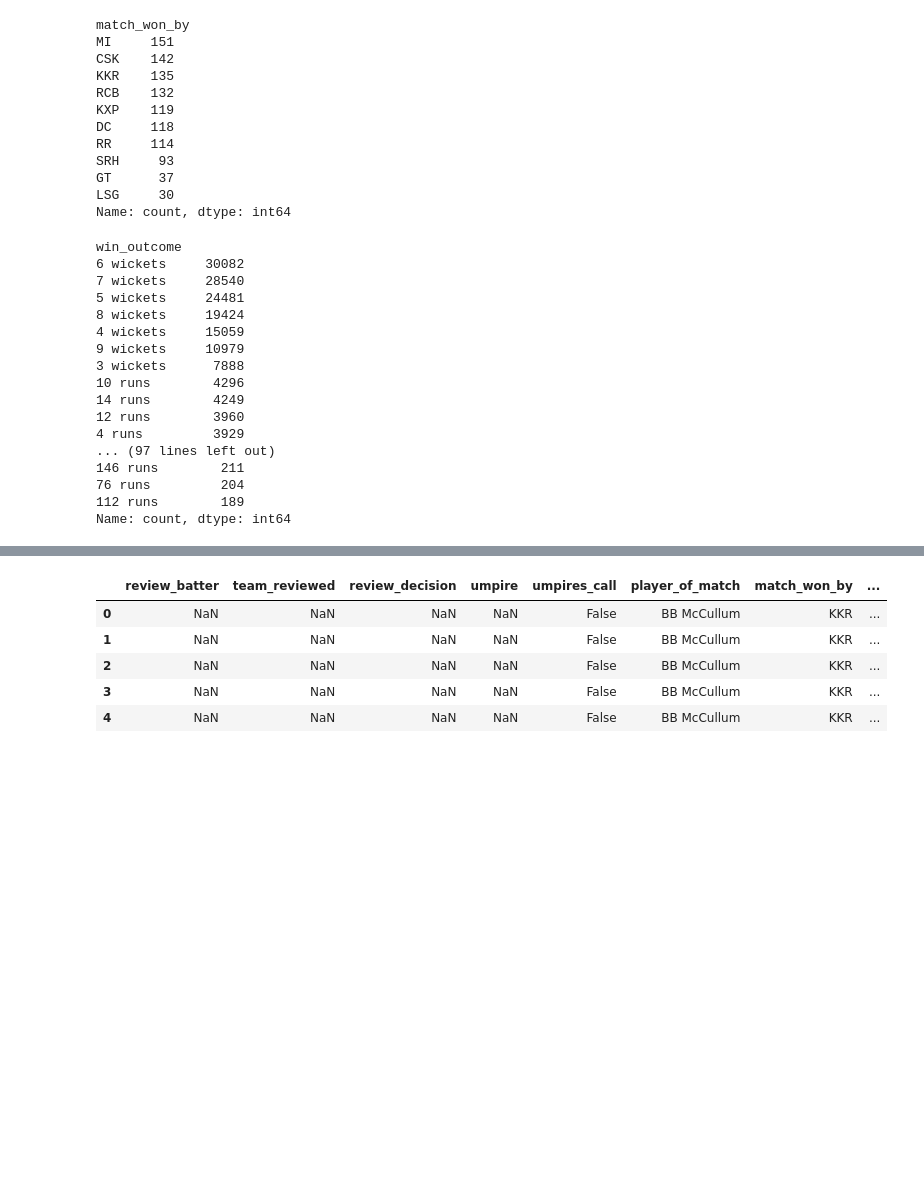
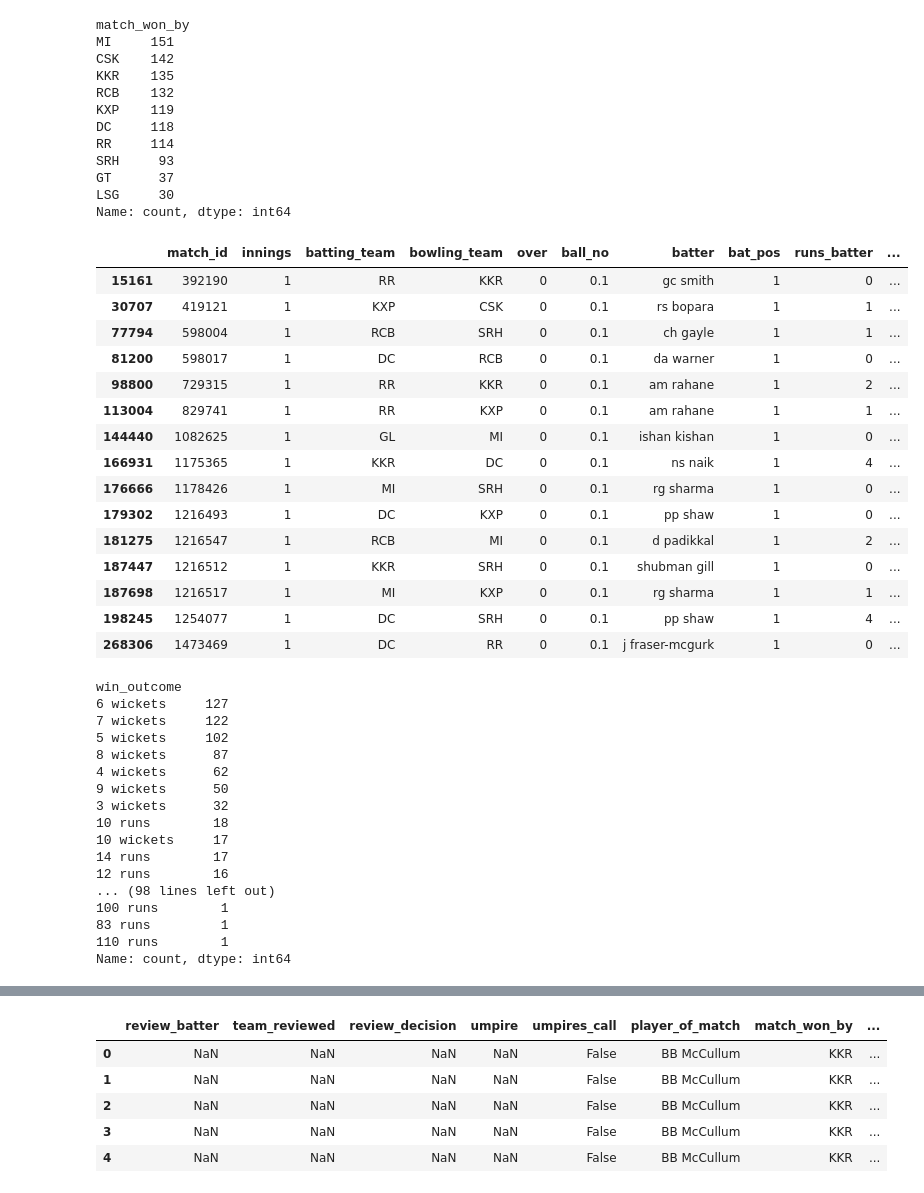
Before and after one commit to karansingh-chauhan/IPL-DATA-ANALYSIS, a Jupyter notebook: main.ipynb, the cells around one changed output, grey strips where cells are left out. Cells and saved outputs as stored; diff of their text form; code cells hidden in the pictures; blank space fills up the shorter version.

Commit message:
applied changes for by how many run/wicket won

```diff
--- a/main.ipynb
+++ b/main.ipynb
@@ -972,3 +972,24 @@ SRH     93
 GT      37
 LSG     30
 Name: count, dtype: int64
+# %%
+clean_df=clean_df[clean_df['result_type']!='no result']
+# %%
+clean_df[clean_df['win_outcome'].isnull()]
+# %% [output]
+|  | match_id | innings | batting_team | bowling_team | over | ball_no | batter | bat_pos | runs_batter | ... |
+| 15161 | 392190 | 1 | RR | KKR | 0 | 0.1 | gc smith | 1 | 0 | ... |
+| 30707 | 419121 | 1 | KXP | CSK | 0 | 0.1 | rs bopara | 1 | 1 | ... |
+| 77794 | 598004 | 1 | RCB | SRH | 0 | 0.1 | ch gayle | 1 | 1 | ... |
+| 81200 | 598017 | 1 | DC | RCB | 0 | 0.1 | da warner | 1 | 0 | ... |
+| 98800 | 729315 | 1 | RR | KKR | 0 | 0.1 | am rahane | 1 | 2 | ... |
+| 113004 | 829741 | 1 | RR | KXP | 0 | 0.1 | am rahane | 1 | 1 | ... |
+| 144440 | 1082625 | 1 | GL | MI | 0 | 0.1 | ishan kishan | 1 | 0 | ... |
+| 166931 | 1175365 | 1 | KKR | DC | 0 | 0.1 | ns naik | 1 | 4 | ... |
+| 176666 | 1178426 | 1 | MI | SRH | 0 | 0.1 | rg sharma | 1 | 0 | ... |
+| 179302 | 1216493 | 1 | DC | KXP | 0 | 0.1 | pp shaw | 1 | 0 | ... |
+| 181275 | 1216547 | 1 | RCB | MI | 0 | 0.1 | d padikkal | 1 | 2 | ... |
+| 187447 | 1216512 | 1 | KKR | SRH | 0 | 0.1 | shubman gill | 1 | 0 | ... |
+| 187698 | 1216517 | 1 | MI | KXP | 0 | 0.1 | rg sharma | 1 | 1 | ... |
+| 198245 | 1254077 | 1 | DC | SRH | 0 | 0.1 | pp shaw | 1 | 4 | ... |
+| 268306 | 1473469 | 1 | DC | RR | 0 | 0.1 | j fraser-mcgurk | 1 | 0 | ... |
@@ -975,20 +998,20 @@ Name: count, dtype: int64
 # %%
-train_df['win_outcome'].value_counts()
+clean_df['win_outcome'].value_counts()
 # %% [output]
 win_outcome
-6 wickets     30082
-7 wickets     28540
-5 wickets     24481
-8 wickets     19424
-4 wickets     15059
-9 wickets     10979
-3 wickets      7888
-10 runs        4296
-14 runs        4249
-12 runs        3960
-4 runs         3929
-... (97 lines left out)
-146 runs        211
-76 runs         204
-112 runs        189
+6 wickets     127
+7 wickets     122
+5 wickets     102
+8 wickets      87
+4 wickets      62
+9 wickets      50
+3 wickets      32
+10 runs        18
+10 wickets     17
+14 runs        17
+12 runs        16
+... (98 lines left out)
+100 runs        1
+83 runs         1
+110 runs        1
 Name: count, dtype: int64
```
Also changed, not shown: parts of 3 cells of this notebook.
